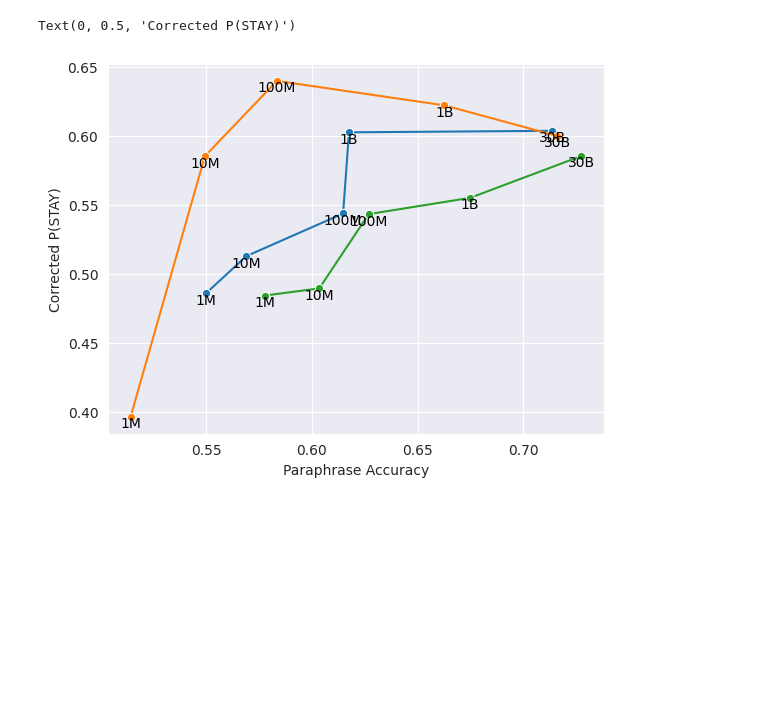
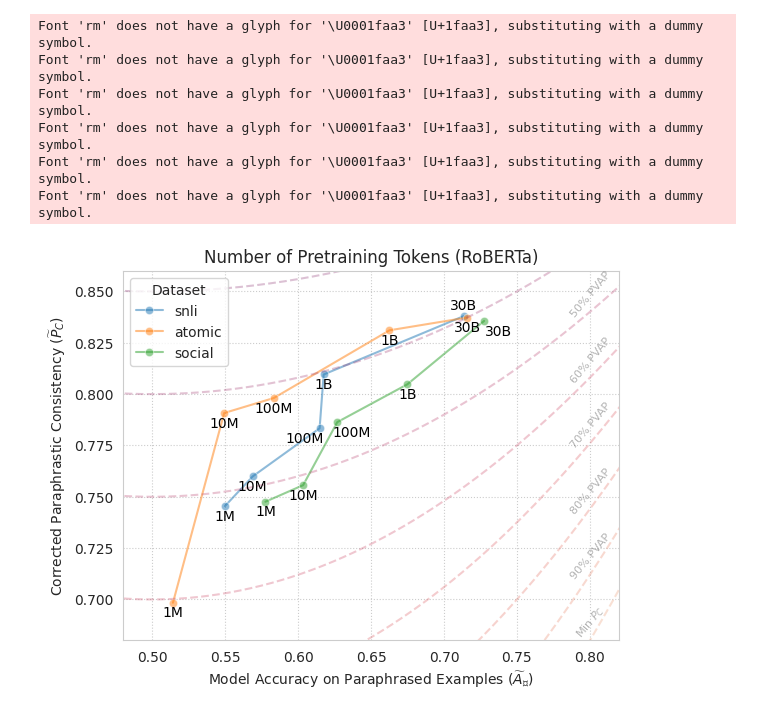
Before and after one commit to nehasrikn/paraphrase-nlu-internal, a Jupyter notebook: experiments/pretraining_vs_finetuning/minibertas/miniberta_analysis.ipynb, the cells around one changed output. Drawn from its saved outputs; the diff is of its cells as text; code cells hidden in the pictures; blank space fills up the shorter version.

```diff
--- a/experiments/pretraining_vs_finetuning/minibertas/miniberta_analysis.ipynb
+++ b/experiments/pretraining_vs_finetuning/minibertas/miniberta_analysis.ipynb
@@ -19,30 +48,54 @@ from experiments.pretraining_vs_finetuning.minibertas.miniberta_result_buckets i
 # %%
 import seaborn as sns
-sns.set_style('darkgrid')
+sns.set_style("whitegrid", {'grid.linestyle': ':'})
 import matplotlib.pyplot as plt
+
 
 def plot_pretraining_trend(dataset):
     x = []
     y = []
     for size in [roberta_1M, roberta_10M, roberta_100M, roberta_1B, roberta_base]:
         summary = size[f'{dataset}-human'].linguistic_robustness_summary(size[f'{dataset}-test'])
         x.append(summary['paraphrase_accuracy_corrected']) #size['snli-test'].accuracy)
-        y.append(summary['pove_corrected'])
+        y.append(summary['stay_prob_corrected'])
 
-    sns.lineplot(x=x, y=y, marker='o', legend=True)
+    sns.lineplot(x=x, y=y, marker='o', legend=True, label=dataset, alpha=0.5)
     for i, words in enumerate(['1M', '10M', '100M', '1B', '30B']):
-        plt.text(x[i], y[i]-0.005, words, fontsize=10, ha='center', va='center', color='black')
+
+        dataset_offsets = {
+            'social': {'100M': [0.01, 0], '30B': [0.01, 0]},
+            'snli': {'100M': [-0.01, 0], '30B': [0, 0.01]},
+            'atomic': {},
+        }
+
+        x_offset = x_offset + dataset_offsets[dataset][words][0] if words in dataset_offsets[dataset].keys() else 0
+        y_offset = y_offset + dataset_offsets[dataset][words][1] if words in dataset_offsets[dataset].keys() else -0.005
+
+
+        plt.text(x[i] + x_offset, y[i]+y_offset, words, fontsize=10, ha='center', va='center', color='black')
 
 plot_pretraining_trend('snli')
 plot_pretraining_trend('atomic')
 plot_pretraining_trend('social')
 
 ax = plt.gca()
-ax.set_xlabel("Paraphrase Accuracy")
-ax.set_ylabel("Corrected P(STAY)")
+plot_isocurves(ax)
+plt.xlabel("Model Accuracy on Paraphrased Examples ($\widetilde{A}_{🪣}$)")
+plt.ylabel(r"Corrected Paraphrastic Consistency ($\widetilde{P}_C$)")
 
-# add the bowl?
-# POVE?
+plt.legend(title='Dataset', loc='upper left')
+
+plt.xlim(0.5 - 0.02, 0.8 + 0.02)  # set x-axis limits from -2 to 2
+plt.ylim(0.7 - 0.02, 0.84 + 0.02)
+
+plt.title(f'Number of Pretraining Tokens (RoBERTa)')
+plt.savefig(f'pretraining.pdf')
+plt.show()
 # %% [output]
-Text(0, 0.5, 'Corrected P(STAY)')
+Font 'rm' does not have a glyph for '\U0001faa3' [U+1faa3], substituting with a dummy symbol.
+Font 'rm' does not have a glyph for '\U0001faa3' [U+1faa3], substituting with a dummy symbol.
+Font 'rm' does not have a glyph for '\U0001faa3' [U+1faa3], substituting with a dummy symbol.
+Font 'rm' does not have a glyph for '\U0001faa3' [U+1faa3], substituting with a dummy symbol.
+Font 'rm' does not have a glyph for '\U0001faa3' [U+1faa3], substituting with a dummy symbol.
+Font 'rm' does not have a glyph for '\U0001faa3' [U+1faa3], substituting with a dummy symbol.
-[figure, old version]
+[figure, new version]
```
Also changed, not shown: parts of 2 cells of this notebook, 9 other files.
